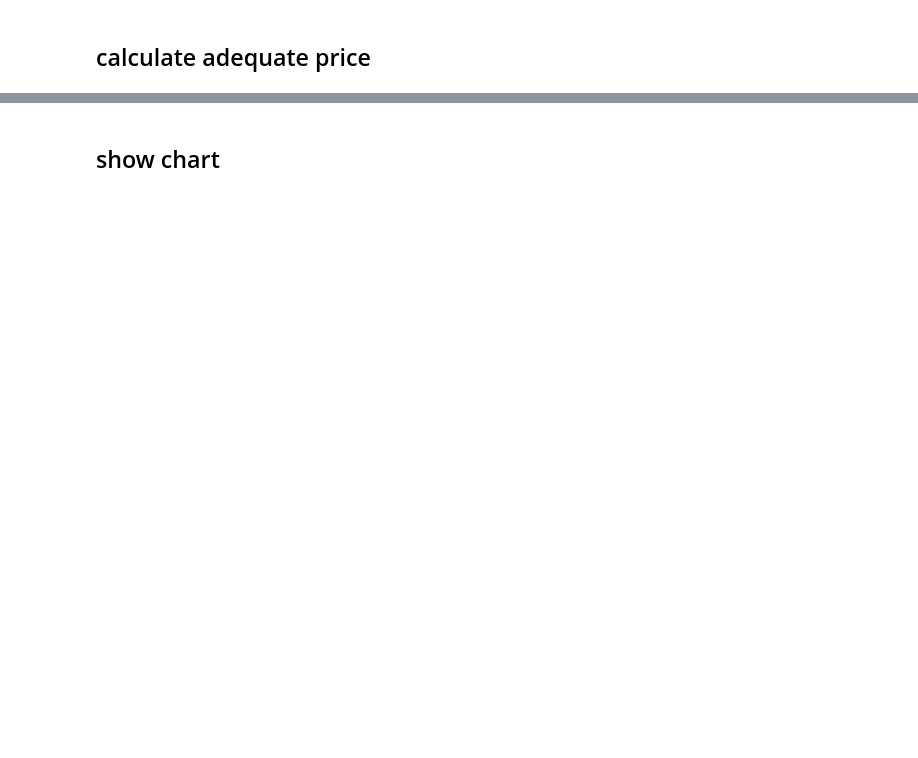
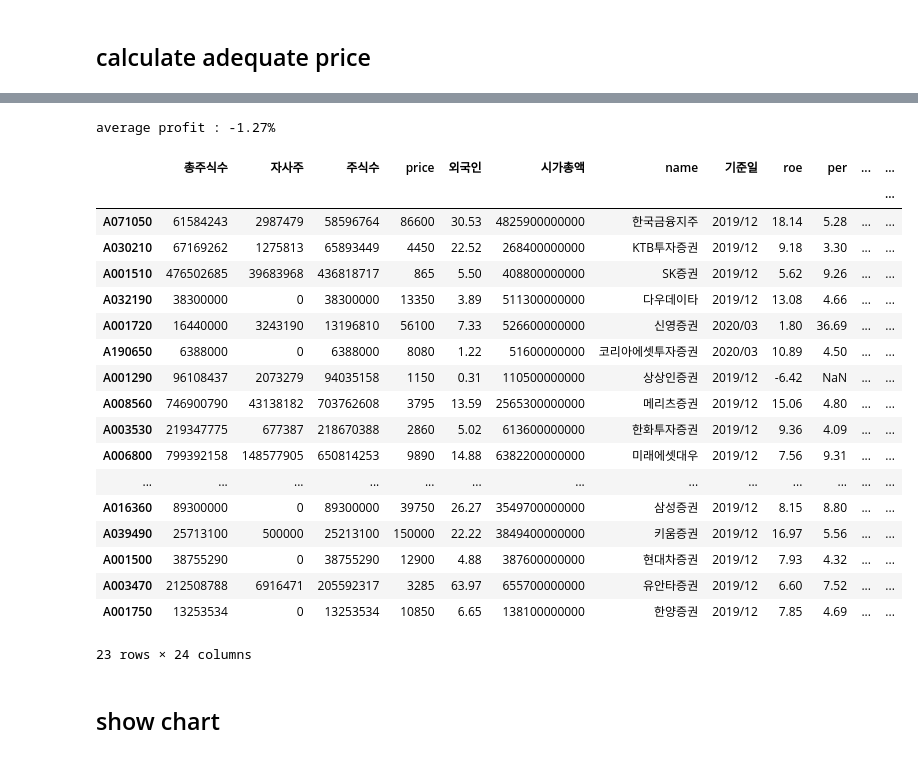
Before and after one commit to neosuperprogrammer/Quant, a Jupyter notebook: rim/py_neo_quant_rim_sector_screening.ipynb, the cells around one changed output, grey strips where cells are left out. Cells and saved outputs as stored; diff of their text form; code cells hidden in the pictures; blank space fills up the shorter version.

```diff
--- a/rim/py_neo_quant_rim_sector_screening.ipynb
+++ b/rim/py_neo_quant_rim_sector_screening.ipynb
@@ -117,0 +161,19 @@ sector_df
+# %%
+port_df = sector_df
+# %%
+import time
+
+port_list = port_df.index
+total = len(port_list)
+for num, company_code in enumerate(port_list):
+    company_name = nq.get_company_name(company_code, companies)
+    print(str(num + 1) + ' / ' + str(total) + " : " + company_name + ' (' + str(company_code) + ')')
+    time.sleep(1)
+    try:
+        price_df = nq.request_price_list(company_code, 'day', 100)
+    except requests.exceptions.Timeout:
+        time.sleep(60)
+        price_df = nq.request_price_list(company_code, 'day', 100)
+
+    current = price_df[price_df.columns[0]][-1]
+    port_df.at[company_code, 'current'] = int(current)
@@ -117,0 +198,34 @@ sector_df
+# %%
+profit_rate = (port_df['current'] - port_df['price']) / port_df['price']
+profit_rate = profit_rate.dropna()
+profit_rate = profit_rate.map(lambda rate: str("%.2f" % round(float(rate * 100), 2)) + '%')
+port_df['수익률'] = profit_rate
+# %%
+profit_rate = port_df['수익률'].map(lambda rate: float(rate[:-1]))
+average_profit = profit_rate.sum() / len(port_df)
+print('average profit : ' + "%.2f" % average_profit + '%')
+# %% [output]
+average profit : -1.27%
+# %%
+port_df['profite_rate'] = profit_rate
+port_df.sort_values(by='profite_rate', ascending=False)
+# %% [output]
+|  | 총주식수 | 자사주 | 주식수 | price | 외국인 | 시가총액 | name | 기준일 | roe | per | ... | ... |
+|  |  |  |  |  |  |  |  |  |  |  |  | ... |
+| A071050 | 61584243 | 2987479 | 58596764 | 86600 | 30.53 | 4825900000000 | 한국금융지주 | 2019/12 | 18.14 | 5.28 | ... | ... |
+| A030210 | 67169262 | 1275813 | 65893449 | 4450 | 22.52 | 268400000000 | KTB투자증권 | 2019/12 | 9.18 | 3.30 | ... | ... |
+| A001510 | 476502685 | 39683968 | 436818717 | 865 | 5.50 | 408800000000 | SK증권 | 2019/12 | 5.62 | 9.26 | ... | ... |
+| A032190 | 38300000 | 0 | 38300000 | 13350 | 3.89 | 511300000000 | 다우데이타 | 2019/12 | 13.08 | 4.66 | ... | ... |
+| A001720 | 16440000 | 3243190 | 13196810 | 56100 | 7.33 | 526600000000 | 신영증권 | 2020/03 | 1.80 | 36.69 | ... | ... |
+| A190650 | 6388000 | 0 | 6388000 | 8080 | 1.22 | 51600000000 | 코리아에셋투자증권 | 2020/03 | 10.89 | 4.50 | ... | ... |
+| A001290 | 96108437 | 2073279 | 94035158 | 1150 | 0.31 | 110500000000 | 상상인증권 | 2019/12 | -6.42 | NaN | ... | ... |
+| A008560 | 746900790 | 43138182 | 703762608 | 3795 | 13.59 | 2565300000000 | 메리츠증권 | 2019/12 | 15.06 | 4.80 | ... | ... |
+| A003530 | 219347775 | 677387 | 218670388 | 2860 | 5.02 | 613600000000 | 한화투자증권 | 2019/12 | 9.36 | 4.09 | ... | ... |
+| A006800 | 799392158 | 148577905 | 650814253 | 9890 | 14.88 | 6382200000000 | 미래에셋대우 | 2019/12 | 7.56 | 9.31 | ... | ... |
+| ... | ... | ... | ... | ... | ... | ... | ... | ... | ... | ... | ... | ... |
+| A016360 | 89300000 | 0 | 89300000 | 39750 | 26.27 | 3549700000000 | 삼성증권 | 2019/12 | 8.15 | 8.80 | ... | ... |
+| A039490 | 25713100 | 500000 | 25213100 | 150000 | 22.22 | 3849400000000 | 키움증권 | 2019/12 | 16.97 | 5.56 | ... | ... |
+| A001500 | 38755290 | 0 | 38755290 | 12900 | 4.88 | 387600000000 | 현대차증권 | 2019/12 | 7.93 | 4.32 | ... | ... |
+| A003470 | 212508788 | 6916471 | 205592317 | 3285 | 63.97 | 655700000000 | 유안타증권 | 2019/12 | 6.60 | 7.52 | ... | ... |
+| A001750 | 13253534 | 0 | 13253534 | 10850 | 6.65 | 138100000000 | 한양증권 | 2019/12 | 7.85 | 4.69 | ... | ... |
+23 rows × 24 columns
```
Also changed, not shown: parts of 8 cells of this notebook, 3 other files.
